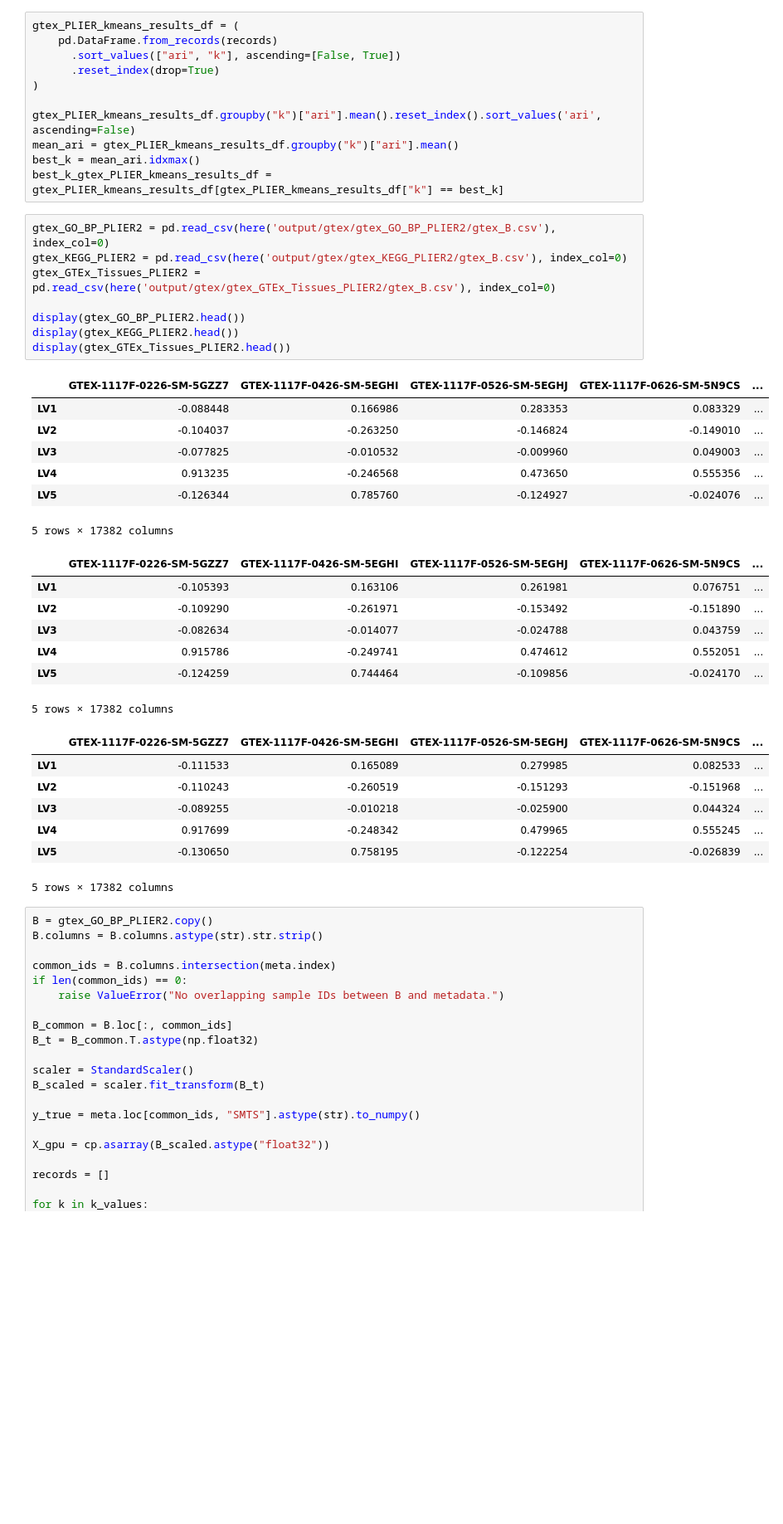
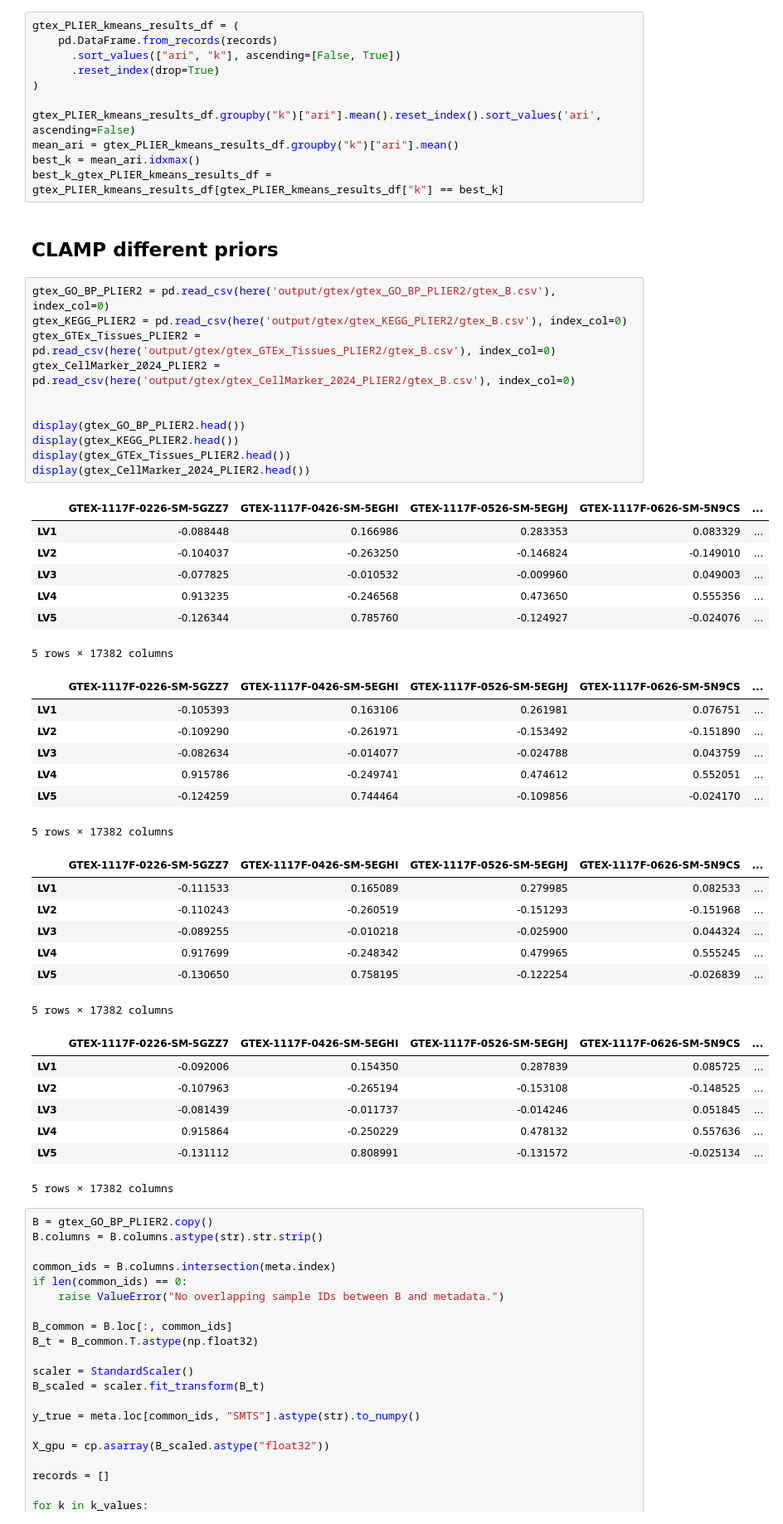
Before and after one commit to pivlab/clamp-analyses, a Jupyter notebook: nbs/04_model_biology/archs4/02_clustering.ipynb, the cells around one changed output. Shown at 83% size. Drawn from its saved outputs; the diff is of its cells as text; blank space fills up the shorter version.

```diff
--- a/nbs/04_model_biology/archs4/02_clustering.ipynb
+++ b/nbs/04_model_biology/archs4/02_clustering.ipynb
@@ -536,36 +606,48 @@ gtex_PLIER_kmeans_results_df.groupby("k")["ari"].mean().reset_index().sort_value
 mean_ari = gtex_PLIER_kmeans_results_df.groupby("k")["ari"].mean()
 best_k = mean_ari.idxmax()
 best_k_gtex_PLIER_kmeans_results_df = gtex_PLIER_kmeans_results_df[gtex_PLIER_kmeans_results_df["k"] == best_k]
+# %% [markdown]
+## CLAMP different priors
 # %%
 gtex_GO_BP_PLIER2 = pd.read_csv(here('output/gtex/gtex_GO_BP_PLIER2/gtex_B.csv'), index_col=0)
 gtex_KEGG_PLIER2 = pd.read_csv(here('output/gtex/gtex_KEGG_PLIER2/gtex_B.csv'), index_col=0)
 gtex_GTEx_Tissues_PLIER2 = pd.read_csv(here('output/gtex/gtex_GTEx_Tissues_PLIER2/gtex_B.csv'), index_col=0)
+gtex_CellMarker_2024_PLIER2 = pd.read_csv(here('output/gtex/gtex_CellMarker_2024_PLIER2/gtex_B.csv'), index_col=0)
+
 
 display(gtex_GO_BP_PLIER2.head())
 display(gtex_KEGG_PLIER2.head())
 display(gtex_GTEx_Tissues_PLIER2.head())
+display(gtex_CellMarker_2024_PLIER2.head())
 # %% [output]
 |  | GTEX-1117F-0226-SM-5GZZ7 | GTEX-1117F-0426-SM-5EGHI | GTEX-1117F-0526-SM-5EGHJ | GTEX-1117F-0626-SM-5N9CS | ... |
 | LV1 | -0.088448 | 0.166986 | 0.283353 | 0.083329 | ... |
 | LV2 | -0.104037 | -0.263250 | -0.146824 | -0.149010 | ... |
 | LV3 | -0.077825 | -0.010532 | -0.009960 | 0.049003 | ... |
 | LV4 | 0.913235 | -0.246568 | 0.473650 | 0.555356 | ... |
 | LV5 | -0.126344 | 0.785760 | -0.124927 | -0.024076 | ... |
 5 rows × 17382 columns
 |  | GTEX-1117F-0226-SM-5GZZ7 | GTEX-1117F-0426-SM-5EGHI | GTEX-1117F-0526-SM-5EGHJ | GTEX-1117F-0626-SM-5N9CS | ... |
 | LV1 | -0.105393 | 0.163106 | 0.261981 | 0.076751 | ... |
 | LV2 | -0.109290 | -0.261971 | -0.153492 | -0.151890 | ... |
 | LV3 | -0.082634 | -0.014077 | -0.024788 | 0.043759 | ... |
 | LV4 | 0.915786 | -0.249741 | 0.474612 | 0.552051 | ... |
 | LV5 | -0.124259 | 0.744464 | -0.109856 | -0.024170 | ... |
 5 rows × 17382 columns
 |  | GTEX-1117F-0226-SM-5GZZ7 | GTEX-1117F-0426-SM-5EGHI | GTEX-1117F-0526-SM-5EGHJ | GTEX-1117F-0626-SM-5N9CS | ... |
 | LV1 | -0.111533 | 0.165089 | 0.279985 | 0.082533 | ... |
 | LV2 | -0.110243 | -0.260519 | -0.151293 | -0.151968 | ... |
 | LV3 | -0.089255 | -0.010218 | -0.025900 | 0.044324 | ... |
 | LV4 | 0.917699 | -0.248342 | 0.479965 | 0.555245 | ... |
 | LV5 | -0.130650 | 0.758195 | -0.122254 | -0.026839 | ... |
 5 rows × 17382 columns
+|  | GTEX-1117F-0226-SM-5GZZ7 | GTEX-1117F-0426-SM-5EGHI | GTEX-1117F-0526-SM-5EGHJ | GTEX-1117F-0626-SM-5N9CS | ... |
+| LV1 | -0.092006 | 0.154350 | 0.287839 | 0.085725 | ... |
+| LV2 | -0.107963 | -0.265194 | -0.153108 | -0.148525 | ... |
+| LV3 | -0.081439 | -0.011737 | -0.014246 | 0.051845 | ... |
+| LV4 | 0.915864 | -0.250229 | 0.478132 | 0.557636 | ... |
+| LV5 | -0.131112 | 0.808991 | -0.131572 | -0.025134 | ... |
+5 rows × 17382 columns
 # %%
 B = gtex_GO_BP_PLIER2.copy()
 B.columns = B.columns.astype(str).str.strip()
```
Also changed, not shown: parts of 27 cells of this notebook, 26 other files.
